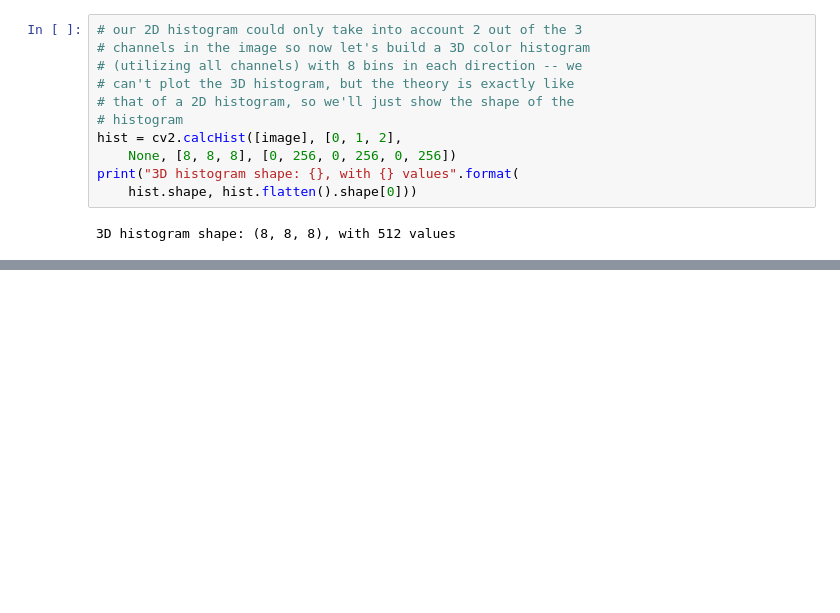
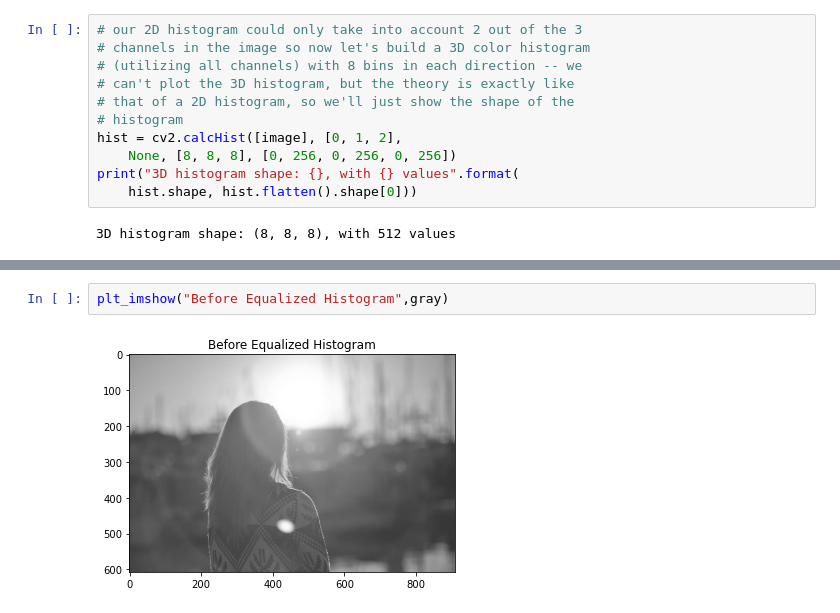
Before and after one commit to alexivaner/Image-Processing-and-Computer-Vision-Best-Practices, a Jupyter notebook: OpenCV 104 - Histogram.ipynb, the cells around one changed output, grey strips where cells are left out. Drawn from its saved outputs; the diff is of its cells as text; blank space fills up the shorter version.

```diff
--- a/OpenCV 104 - Histogram.ipynb
+++ b/OpenCV 104 - Histogram.ipynb
@@ -152,0 +176,4 @@ plt.show()
+# %%
+plt_imshow("Before Equalized Histogram",gray)
+# %% [output]
+[figure, added]
```
Also changed, not shown: parts of 42 cells of this notebook, 13 other files.
